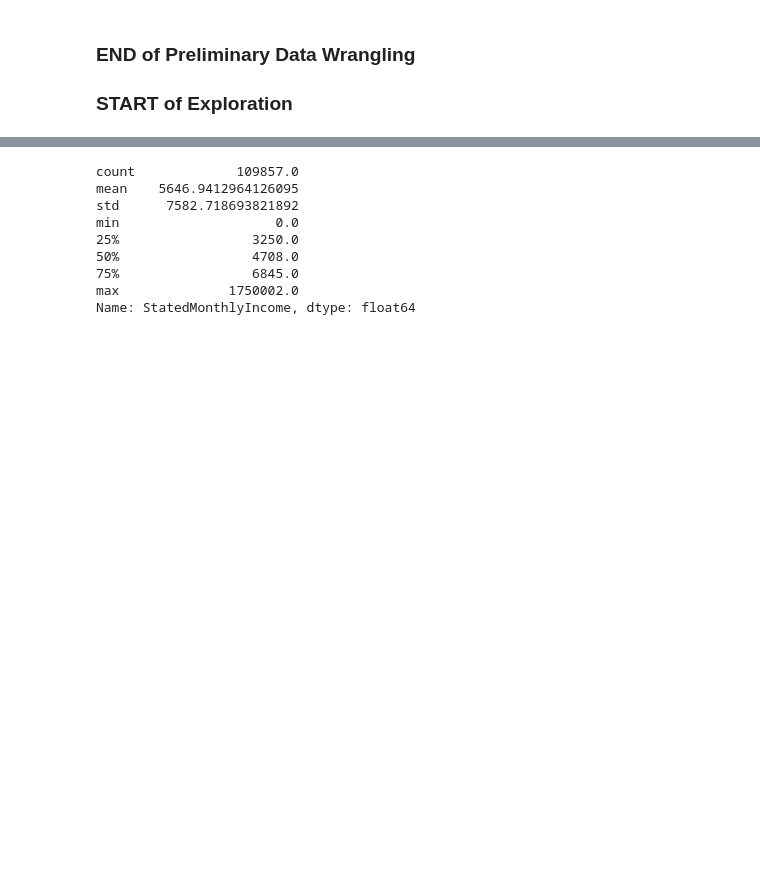
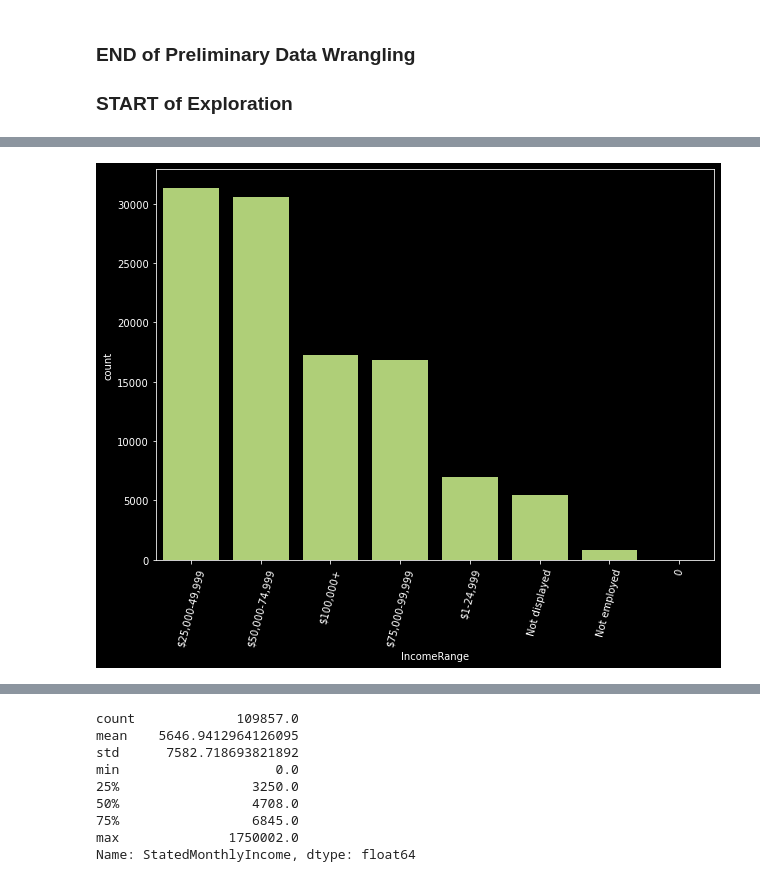
Before and after one commit to aaronremski/Visuals, a Jupyter notebook: Prosper Loan Data Exploration.ipynb, the cells around one changed output, grey strips where cells are left out. Drawn from its saved outputs; the diff is of its cells as text; code cells hidden in the pictures; blank space fills up the shorter version.

```diff
--- a/Prosper Loan Data Exploration.ipynb
+++ b/Prosper Loan Data Exploration.ipynb
@@ -454,0 +372,10 @@ Name: IncomeRange, dtype: int64
+# %%
+# see distribution of data on IncomeRange
+fig = plt.figure(figsize=[10,7])
+ax = fig.add_axes([0.125, 0.125, 0.775, 0.775])
+
+base_color = sb.color_palette()[6]
+sb.countplot(data=loanDF, x='IncomeRange', color=base_color, order=loanDF.IncomeRange.value_counts().index)
+plt.xticks(rotation=75);
+# %% [output]
+[figure, added]
```
Also changed, not shown: parts of 121 cells of this notebook, 1 other file.
